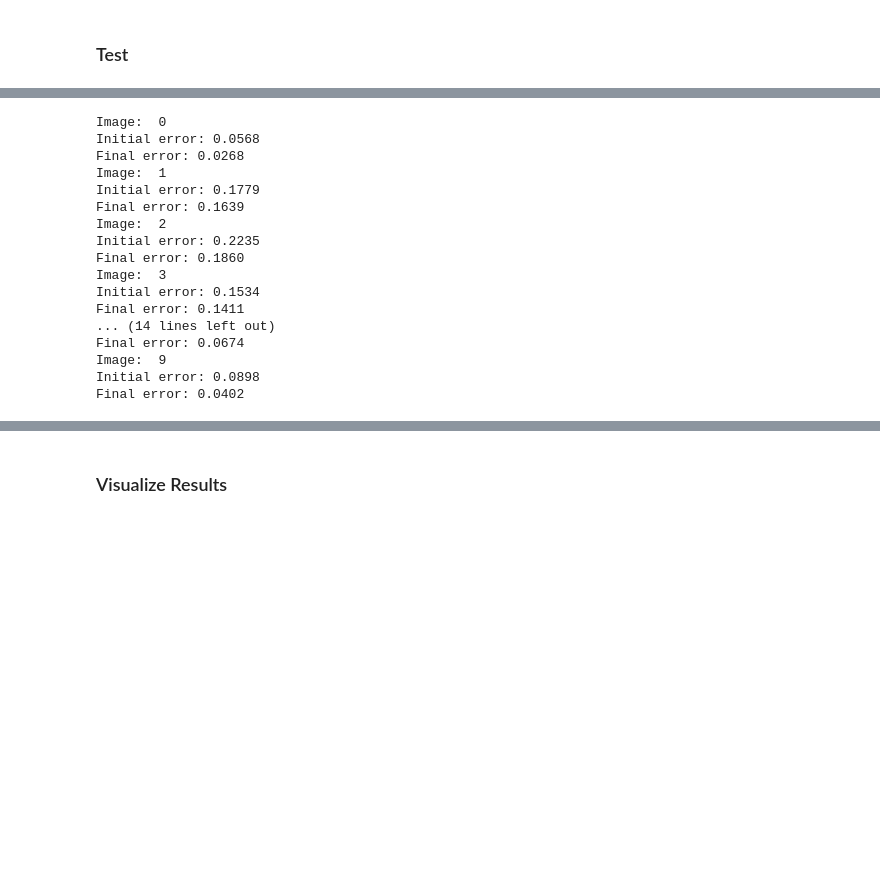
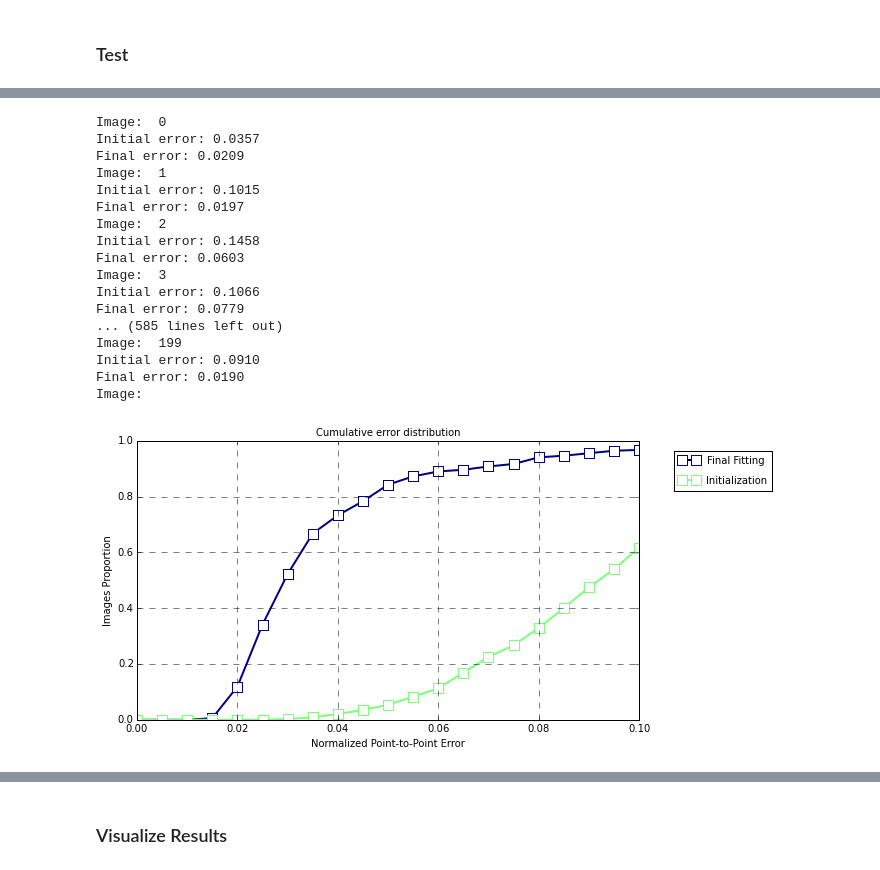
Before and after one commit to jalabort/alabortijcv2015, a Jupyter notebook: notebooks/AlabortIJCV2015.ipynb, the cells around one changed output, grey strips where cells are left out. Drawn from its saved outputs; the diff is of its cells as text; code cells hidden in the pictures; blank space fills up the shorter version.

```diff
--- a/notebooks/AlabortIJCV2015.ipynb
+++ b/notebooks/AlabortIJCV2015.ipynb
@@ -33,10 +33,10 @@ from menpo.landmark import labeller, ibug_face_66, ibug_face_66_trimesh
 
 test_images = []
 for i in mio.import_images('/data/PhD/DataBases/faces/afw/', verbose=True,
-                           max_images=10):
+                           max_images=None):
 
     i.crop_to_landmarks_proportion_inplace(0.5)
-    i.rescale_landmarks_to_diagonal_range(200)
+    i.rescale_landmarks_to_diagonal_range(150)
     labeller(i, 'PTS', ibug_face_66)
     labeller(i, 'PTS', ibug_face_66_trimesh)
     if i.n_channels == 3:
@@ -76,7 +69,7 @@ fitter = StandardAAMFitter(aam, algorithm_cls=SIC, n_shape=[3, 12],
 # %%
-# from menpo.feature import no_op, fast_dsift
-# from alabortijcv2015.aam import PartsAAMBuilder
+from menpo.feature import no_op, fast_dsift
+from alabortijcv2015.aam import PartsAAMBuilder
 
-# builder = PartsAAMBuilder(features=fast_dsift, diagonal=100,
-#                           scale_shapes=False, scales=(1, .5))
-# aam = builder.build(training_images, group='ibug_face_66', verbose=True)
+builder = PartsAAMBuilder(features=fast_dsift, diagonal=100,
+                          scale_shapes=False, scales=(1, .5))
+aam = builder.build(training_images, group='ibug_face_66', verbose=True)
@@ -93,17 +77,0 @@ fitter = StandardAAMFitter(aam, algorithm_cls=SIC, n_shape=[3, 12],
-# %%
-np.random.seed(seed=1)
-
-fitter_results = []
-
-for j, i in enumerate(test_images):
-
-    gt_s = i.landmarks['ibug_face_66'].lms
-    s = fitter.perturb_shape(gt_s, noise_std=0.08)
-
-    fr = fitter.fit(i, s, gt_shape=gt_s, max_iters=20, map_inference=False)
-    fr.downscale = 0.5
-
-    fitter_results.append(fr)
-
-    print 'Image: ', j
-    print fr
@@ -135,7 +103,7 @@ fitter_results = []
 for j, i in enumerate(test_images):
 
     gt_s = i.landmarks['ibug_face_66'].lms
-    s = fitter.perturb_shape(gt_s, noise_std=0.08)
+    s = fitter.perturb_shape(gt_s, noise_std=0.04)
 
     fr = fitter.fit(i, s, gt_shape=gt_s, max_iters=20, map_inference=False)
     fr.downscale = 0.5
@@ -146,19 +114,25 @@ for j, i in enumerate(test_images):
     print fr
 # %% [output]
 Image:  0
-Initial error: 0.0568
-Final error: 0.0268
+Initial error: 0.0357
+Final error: 0.0209
 Image:  1
-Initial error: 0.1779
-Final error: 0.1639
+Initial error: 0.1015
+Final error: 0.0197
 Image:  2
-Initial error: 0.2235
-Final error: 0.1860
+Initial error: 0.1458
+Final error: 0.0603
 Image:  3
-Initial error: 0.1534
-Final error: 0.1411
-... (14 lines left out)
-Final error: 0.0674
-Image:  9
-Initial error: 0.0898
-Final error: 0.0402
+Initial error: 0.1066
+Final error: 0.0779
+... (585 lines left out)
+Image:  199
+Initial error: 0.0910
+Final error: 0.0190
+Image:
+# %%
+from menpofit.visualize import visualize_fitting_results
+
+visualize_fitting_results(fitter_results)
+# %% [output]
+[figure, added]
```
Also changed, not shown: parts of 27 cells of this notebook, 1 other file.
